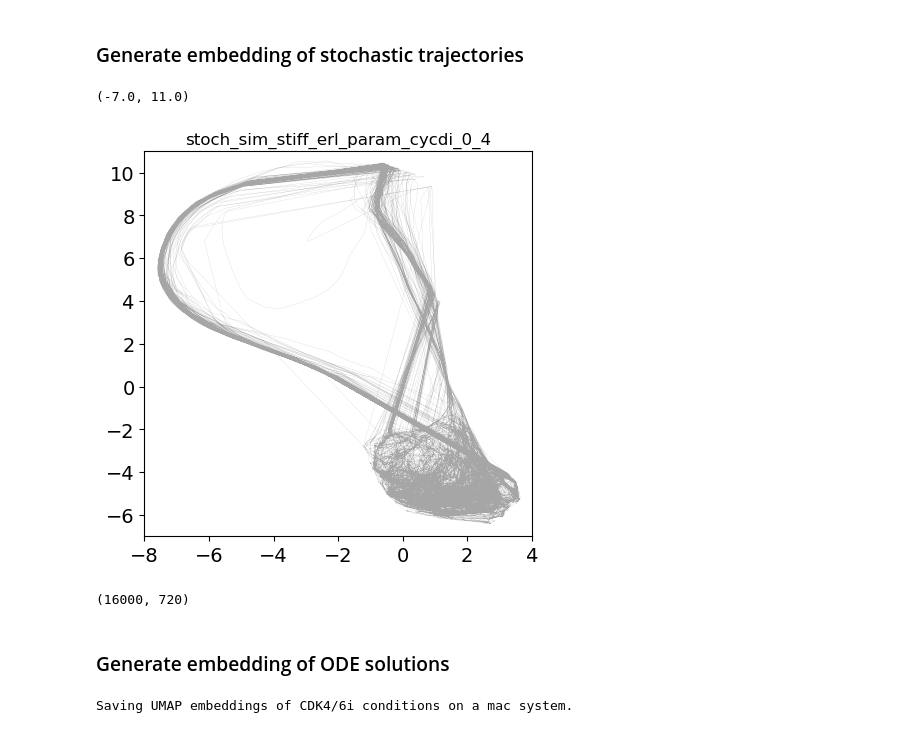
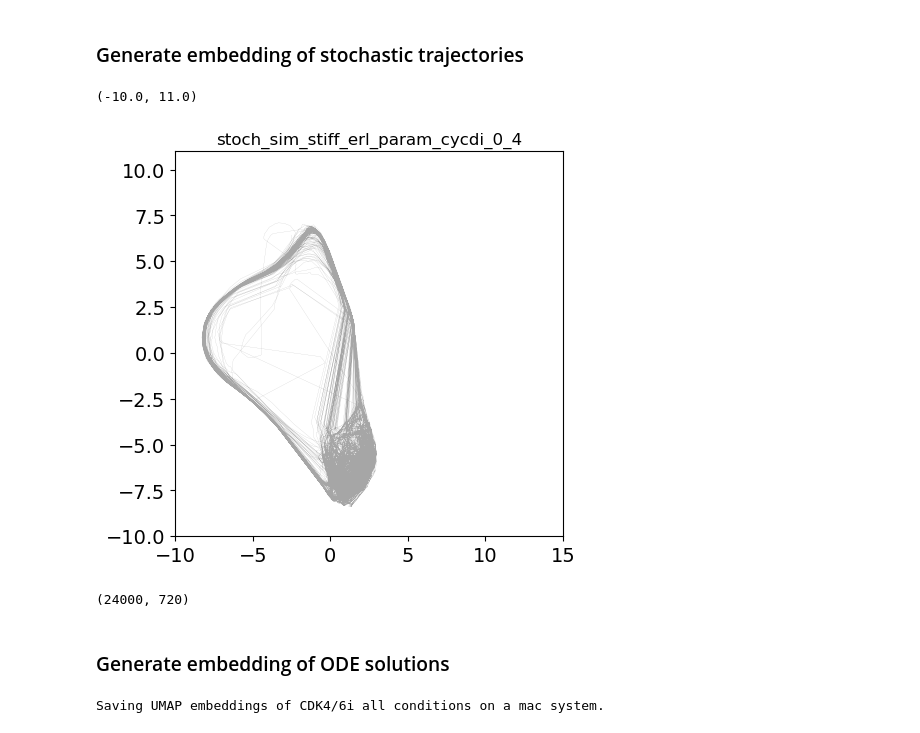
Before and after one commit to QuLab-VU/ECM_cell_cycle_model, a Jupyter notebook: Python/09_UMAP_of_CDK46i_sims.ipynb, the cells around one changed output. Saved outputs shown, nothing was run; the diff lists cells and outputs as text; code cells hidden in the pictures.

Commit message:
Mods to CDK4/6i UMAP

```diff
--- a/Python/09_UMAP_of_CDK46i_sims.ipynb
+++ b/Python/09_UMAP_of_CDK46i_sims.ipynb
@@ -116,7 +116,7 @@ else:
     stoch_filenames.sort()
 
 if DOWNLOAD:
-    stoch_cdk46i_filenames = [str(Path(CDK46i_SIM_DIR, f)) for f in os.listdir(CDK46i_SIM_DIR) if '.csv' in f and 'stoch_sim' in f]
+    stoch_cdk46i_filenames = [str(Path(CDK46i_SIM_DIR, f)) for f in os.listdir(CDK46i_SIM_DIR) if '.csv' in f and 'stoch_sim' in f and '0_4' in f]
     stoch_filenames = [str(Path(ORIG_SIM_DIR, f)) for f in os.listdir(ORIG_SIM_DIR) if '.csv' in f and 'stoch_sim' in f]
 else:
     stoch_filenames = globals()[f'stoch_filenames']
@@ -164,7 +164,7 @@ ode_filenames
  PosixPath('/Users/darren/ECM_mod_output/orig_sims/ODE_sim_ERL_stiff_049_orig.csv'),
  PosixPath('/Users/darren/ECM_mod_output/orig_sims/ODE_sim_ERL_stiff_099_orig.csv')]
 # %%
-stoch_filenames_umap = stoch_filenames + [f for f in stoch_cdk46i_filenames if 'stiff' in str(f)]
+stoch_filenames_umap = stoch_filenames + stoch_cdk46i_filenames
 stoch_filenames_umap
 # %% [output]
 ['/Users/darren/ECM_mod_output/orig_sims/stoch_sim_DMSO_stiff_000_orig.csv',
@@ -218,7 +226,7 @@ if sys_type == 'linux':
     sys_name = sys_type
     r_dbpath = ''
 
-r_name = f'reducer_CDK46i_{sys_name}_{init_dt}_{dt}_{window}_{time_step}.sav'
+r_name = f'reducer_CDK46i_allconds_{sys_name}_{init_dt}_{dt}_{window}_{time_step}.sav'
 # %%
 r_path = Path(SAVE_DIR,'UMAP',r_name)
 
@@ -292,29 +300,29 @@ embedding_all_prot = reducer.transform(all_prot)
 # %%
 # Check how the UMAP projection looks
 size = (5,5)
 params = {'axes.titley': 1,
          'axes.titlepad': 5,
          'axes.labelsize': 16,
          'axes.edgecolor': "black",
          'axes.titlesize': 18,
          'xtick.labelsize': 14,
          'ytick.labelsize': 14}
 plt.rcParams.update(params)
 
 fig = plt.figure(figsize=size)
 trk_len = int(len(embedding_all_prot)/len(stoch_filenames_umap))
 trk_len_ode = int(len(embedding_all_prot)/len(stoch_filenames_umap))
 
-pos = 7
+pos = 11
 lab = Path(stoch_filenames_umap[pos]).parts[-1].split('.csv')[0]
 plt.plot(embedding_all_prot[pos*trk_len:(pos+1)*trk_len,0], embedding_all_prot[pos*trk_len:(pos+1)*trk_len,1],
          lw=0.1, alpha=0.7, c='gray')
 plt.title(lab, fontsize=12)
-plt.xlim(-8,4)
-plt.ylim(-7,11)
+plt.xlim(-10,15)
+plt.ylim(-10,11)
 # %% [output]
-(-7.0, 11.0)
+(-10.0, 11.0)
-[figure, old version]
+[figure, new version]
 # %%
 # We don't need the full runs from the ODE solutions for the UMAP, we can use a shortened segment of the run
 win_len = int(window/dt)
@@ -329,7 +337,7 @@ for n in range(len(ode_filenames_umap)):
 # %%
 all_prot_tmp_ode_ab.shape
 # %% [output]
-(16000, 720)
+(24000, 720)
 # %% [markdown]
 ### Generate embedding of ODE solutions
 # %%
@@ -339,16 +347,16 @@ embedding_all_prot_ode = reducer.transform(all_prot_tmp_ode_ab)
 if SET_JPARAM:
     if  not Path(SAVE_DIR, f'all_embedding_ode_conds_psoparams_{sys_name}.sav').exists() or OVERWRITE:
         print(f'Saving UMAP embeddings for pso parameters on a {sys_name} system.')
-        joblib.dump(embedding_all_prot_ode, Path(SAVE_DIR, f'all_embedding_ode_cdk46i_psoparams_{sys_name}.sav'))
-        joblib.dump(embedding_all_prot, Path(SAVE_DIR, f'all_embedding_stoch_cdk46i_psoparams_{sys_name}.sav'))
-        joblib.dump(all_prot_tmp, Path(SAVE_DIR, f'all_prot_stoch_cdk46i_psoparams_{sys_name}.sav'))
-        joblib.dump(all_time_tmp, Path(SAVE_DIR, f'all_time_cdk46i_tmp_{sys_name}_psoparams_{sys_name}.sav'))
+        joblib.dump(embedding_all_prot_ode, Path(SAVE_DIR, f'all_embedding_ode_cdk46i_allconds_psoparams_{sys_name}.sav'))
+        joblib.dump(embedding_all_prot, Path(SAVE_DIR, f'all_embedding_stoch_cdk46i_allconds_psoparams_{sys_name}.sav'))
+        joblib.dump(all_prot_tmp, Path(SAVE_DIR, f'all_prot_stoch_cdk46i_allconds_psoparams_{sys_name}.sav'))
+        joblib.dump(all_time_tmp, Path(SAVE_DIR, f'all_time_cdk46i_tmp_allconds_{sys_name}_psoparams_{sys_name}.sav'))
 else:
-    if  not Path(SAVE_DIR, f'all_embedding_ode_cdk46i_{sys_name}.sav').exists() or OVERWRITE:
-        print(f'Saving UMAP embeddings of CDK4/6i conditions on a {sys_name} system.')
-        joblib.dump(embedding_all_prot_ode, Path(SAVE_DIR, f'all_embedding_ode_cdk46i_{sys_name}.sav'))
-        joblib.dump(embedding_all_prot, Path(SAVE_DIR, f'all_embedding_stoch_cdk46i_{sys_name}.sav'))
-        joblib.dump(all_prot, Path(SAVE_DIR, f'all_prot_stoch_cdk46i_{sys_name}.sav'))
-        joblib.dump(all_time, Path(SAVE_DIR, f'all_time_cdk46i_tmp_{sys_name}.sav'))
+    if  not Path(SAVE_DIR, f'all_embedding_ode_cdk46i_allconds_{sys_name}.sav').exists() or OVERWRITE:
+        print(f'Saving UMAP embeddings of CDK4/6i all conditions on a {sys_name} system.')
+        joblib.dump(embedding_all_prot_ode, Path(SAVE_DIR, f'all_embedding_ode_cdk46i_allconds_{sys_name}.sav'))
+        joblib.dump(embedding_all_prot, Path(SAVE_DIR, f'all_embedding_stoch_cdk46i_allconds_{sys_name}.sav'))
+        joblib.dump(all_prot, Path(SAVE_DIR, f'all_prot_stoch_cdk46i_allconds_{sys_name}.sav'))
+        joblib.dump(all_time, Path(SAVE_DIR, f'all_time_cdk46i_tmp_allconds_{sys_name}.sav'))
 # %% [output]
-Saving UMAP embeddings of CDK4/6i conditions on a mac system.
+Saving UMAP embeddings of CDK4/6i all conditions on a mac system.
```
Also changed, not shown: parts of 5 cells of this notebook, 1 other file.
